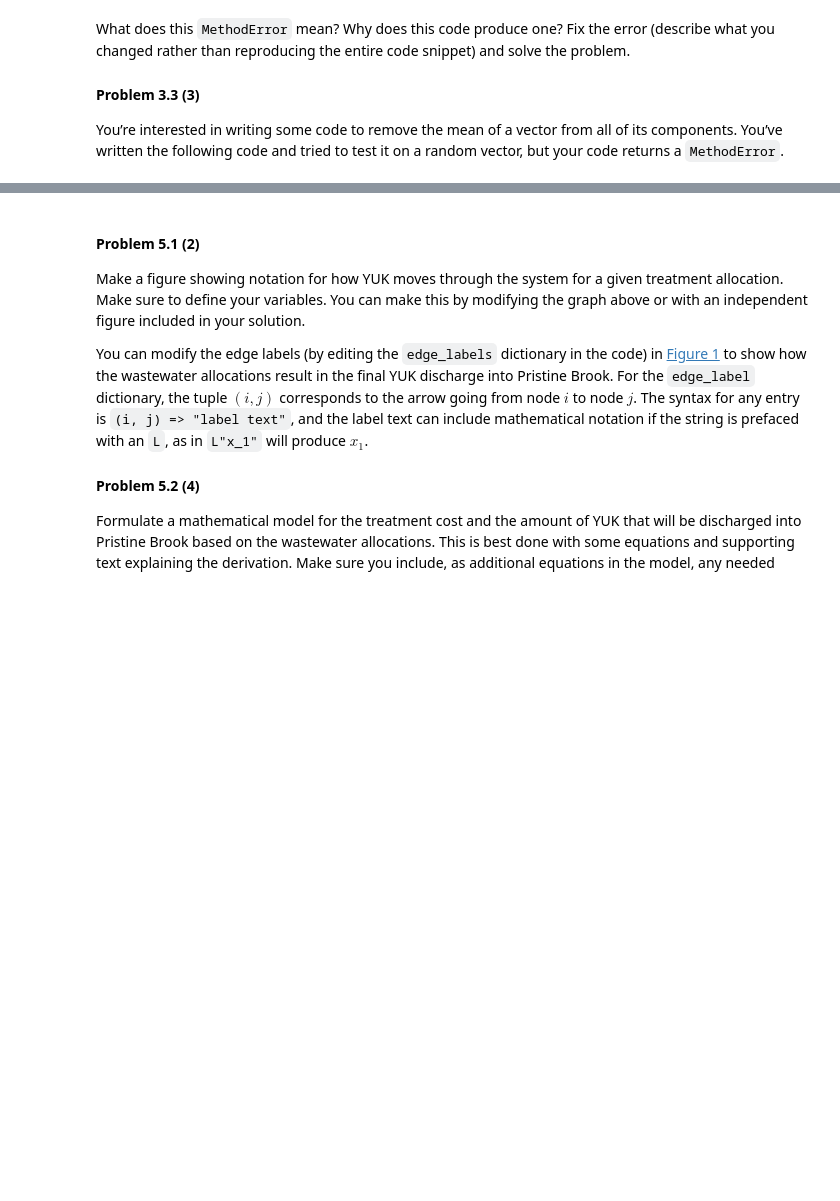
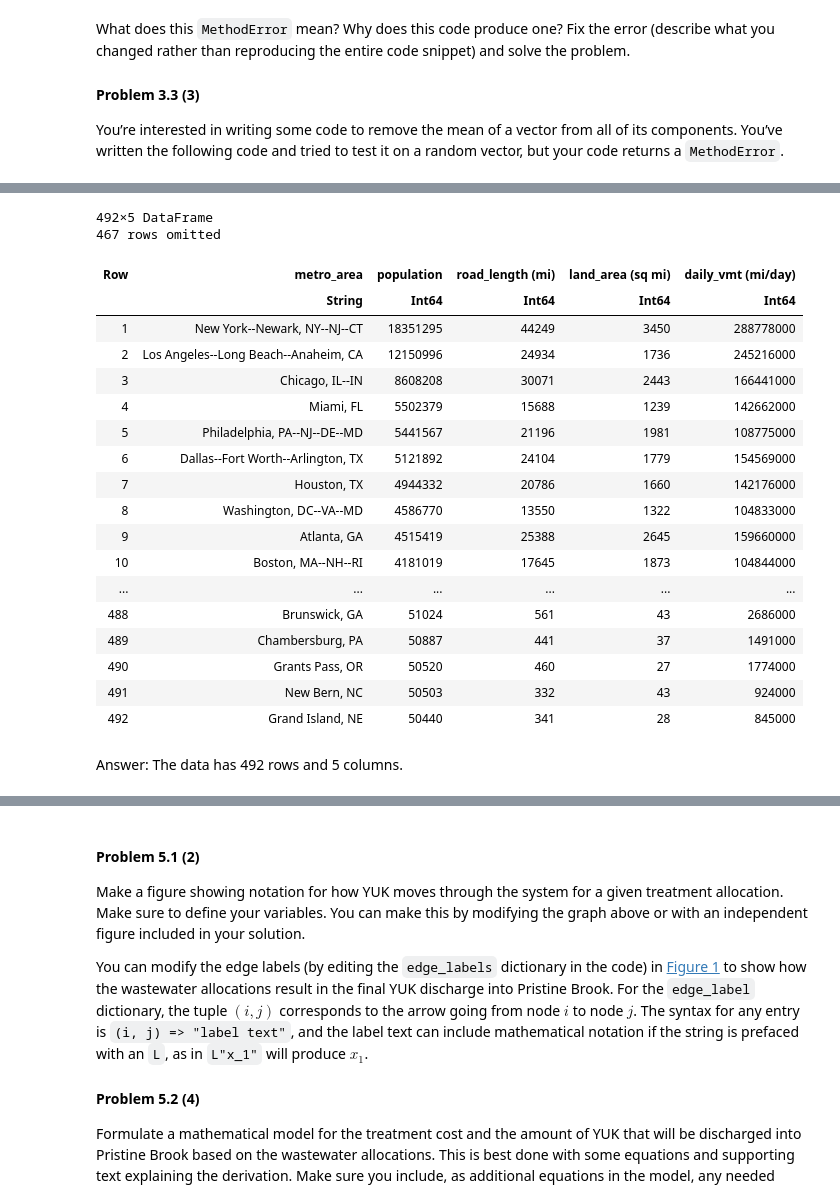
Before and after one commit to gchen8888/hw01, a Jupyter notebook: hw01.ipynb, the cells around one changed output, grey strips where cells are left out. Cells and saved outputs as stored; diff of their text form; code cells hidden in the pictures; blank space fills up the shorter version.

```diff
--- a/hw01.ipynb
+++ b/hw01.ipynb
@@ -306,0 +265,25 @@ report](https://www.fhwa.dot.gov/policyinformation/statistics/2023/pdf/hm72.pdf)
+# %%
+fha_df = DataFrame(CSV.File("data/fha.csv")) # read in data file and convert to DataFrame
+# %% [output]
+492×5 DataFrame
+467 rows omitted
+| Row | metro_area | population | road_length (mi) | land_area (sq mi) | daily_vmt (mi/day) |
+|  | String | Int64 | Int64 | Int64 | Int64 |
+| 1 | New York--Newark, NY--NJ--CT | 18351295 | 44249 | 3450 | 288778000 |
+| 2 | Los Angeles--Long Beach--Anaheim, CA | 12150996 | 24934 | 1736 | 245216000 |
+| 3 | Chicago, IL--IN | 8608208 | 30071 | 2443 | 166441000 |
+| 4 | Miami, FL | 5502379 | 15688 | 1239 | 142662000 |
+| 5 | Philadelphia, PA--NJ--DE--MD | 5441567 | 21196 | 1981 | 108775000 |
+| 6 | Dallas--Fort Worth--Arlington, TX | 5121892 | 24104 | 1779 | 154569000 |
+| 7 | Houston, TX | 4944332 | 20786 | 1660 | 142176000 |
+| 8 | Washington, DC--VA--MD | 4586770 | 13550 | 1322 | 104833000 |
+| 9 | Atlanta, GA | 4515419 | 25388 | 2645 | 159660000 |
+| 10 | Boston, MA--NH--RI | 4181019 | 17645 | 1873 | 104844000 |
+| ... | ... | ... | ... | ... | ... |
+| 488 | Brunswick, GA | 51024 | 561 | 43 | 2686000 |
+| 489 | Chambersburg, PA | 50887 | 441 | 37 | 1491000 |
+| 490 | Grants Pass, OR | 50520 | 460 | 27 | 1774000 |
+| 491 | New Bern, NC | 50503 | 332 | 43 | 924000 |
+| 492 | Grand Island, NE | 50440 | 341 | 28 | 845000 |
+# %% [markdown]
+Answer: The data has 492 rows and 5 columns.
```
Also changed, not shown: parts of 5 cells of this notebook.
